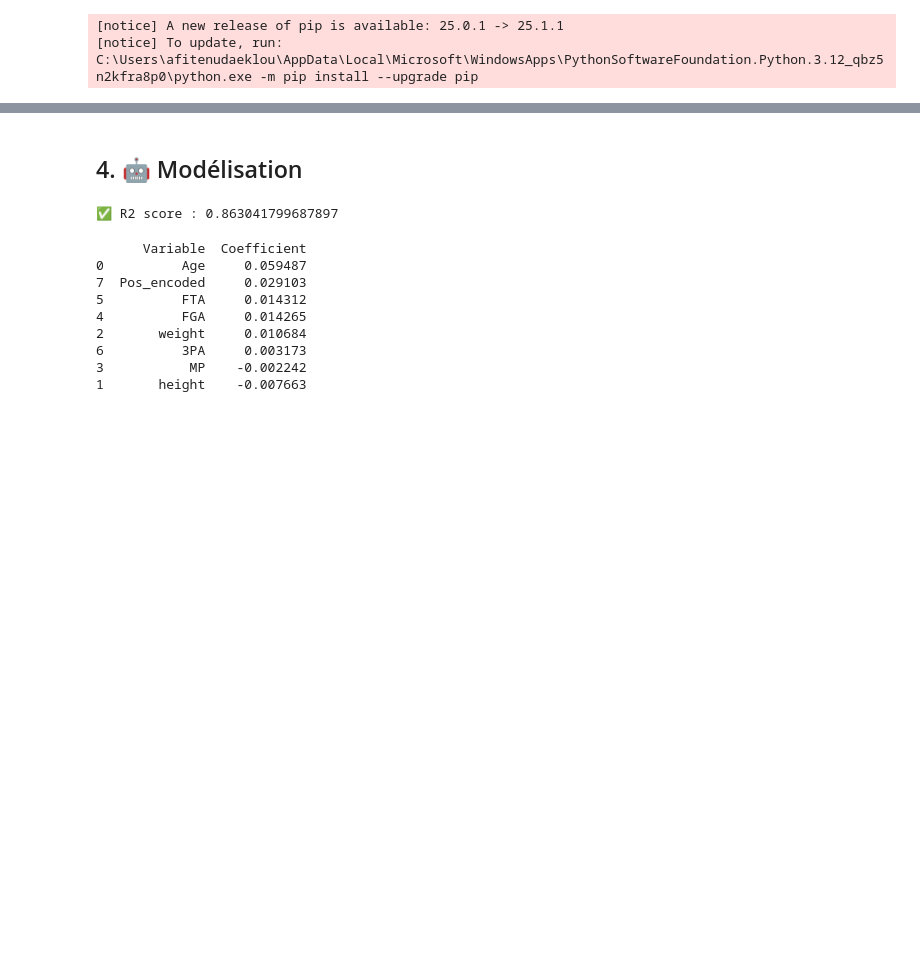
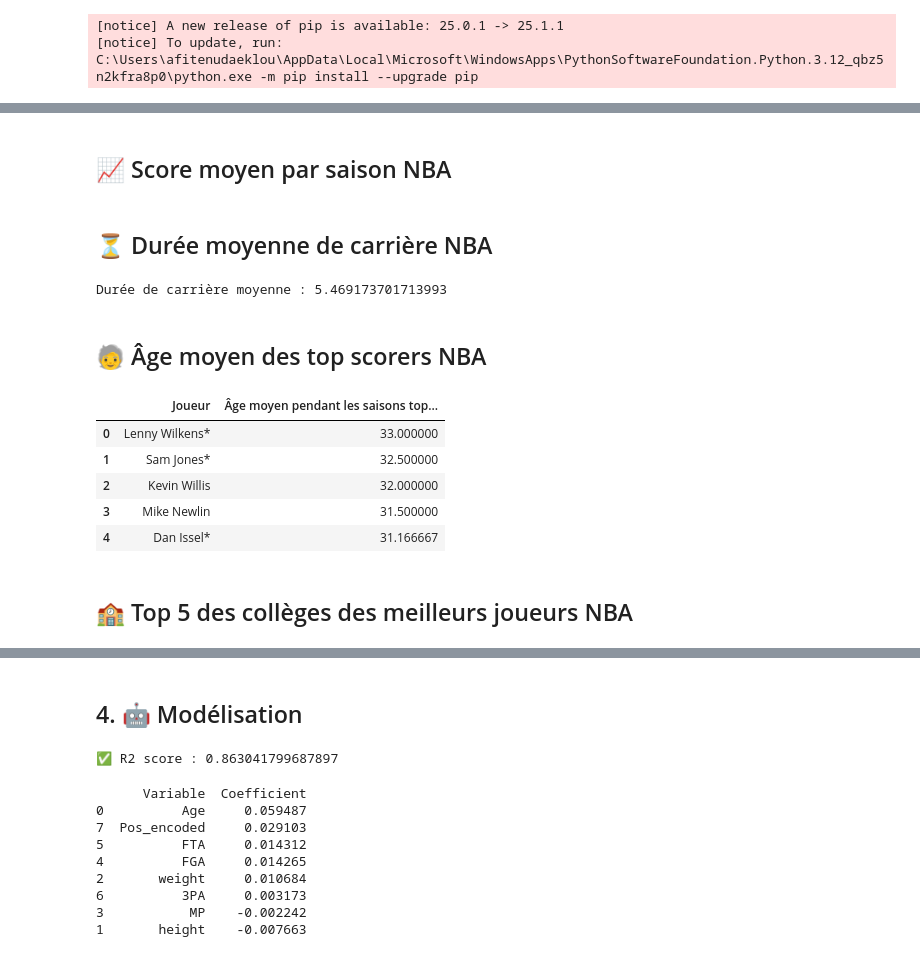
Before and after one commit to ccsnafi/nba_project, a Jupyter notebook: notebook.ipynb, the cells around one changed output, grey strips where cells are left out. Drawn from its saved outputs; the diff is of its cells as text; code cells hidden in the pictures; blank space fills up the shorter version.

Commit message:
Mise à jour du notebook avec l’analyse des carrières

```diff
--- a/notebook.ipynb
+++ b/notebook.ipynb
@@ -87,3 +91,5 @@ fig.show()
 pos_pts = df.groupby('Pos')['PTS_per_game'].mean().reset_index().sort_values(by='PTS_per_game', ascending=False)
 fig = px.bar(pos_pts, x='PTS_per_game', y='Pos', orientation='h', title='Moyenne PTS par poste')
 fig.show()
+# %% [markdown]
+## 📈 Score moyen par saison NBA
@@ -89,0 +100,37 @@ fig.show()
+# %% [markdown]
+## ⏳ Durée moyenne de carrière NBA
+# %%
+career_span = df.groupby('Player')['Year'].agg(['min', 'max'])
+career_span['career_length'] = career_span['max'] - career_span['min'] + 1
+career_span = career_span[career_span['career_length'] < 30]  # filtre sur valeurs extrêmes
+print("Durée de carrière moyenne :", career_span['career_length'].mean())
+import plotly.express as px
+px.histogram(career_span, x='career_length', nbins=20, title="Durée de carrière NBA (en années)")
+# %% [output]
+Durée de carrière moyenne : 5.469173701713993
+# %% [markdown]
+## 🧓 Âge moyen des top scorers NBA
+# %%
+# Filtrer les joueurs dans le top 5 % des scores par match
+top_scorers = df[df['PTS_per_game'] > df['PTS_per_game'].quantile(0.95)]
+
+# Retirer les joueurs sans information d'âge
+top_scorers = top_scorers[top_scorers['Age'].notna()]
+
+# Calculer l'âge moyen de chaque joueur dans ce top
+top_ages = top_scorers.groupby('Player')['Age'].mean().sort_values(ascending=False).head(5).reset_index()
+
+# Renommer les colonnes
+top_ages.columns = ['Joueur', "Âge moyen pendant les saisons top scorer"]
+
+# Afficher le résultat
+top_ages
+# %% [output]
+|  | Joueur | Âge moyen pendant les saisons top... |
+| 0 | Lenny Wilkens* | 33.000000 |
+| 1 | Sam Jones* | 32.500000 |
+| 2 | Kevin Willis | 32.000000 |
+| 3 | Mike Newlin | 31.500000 |
+| 4 | Dan Issel* | 31.166667 |
+# %% [markdown]
+## 🏫 Top 5 des collèges des meilleurs joueurs NBA
```
Also changed, not shown: parts of 5 cells of this notebook.
